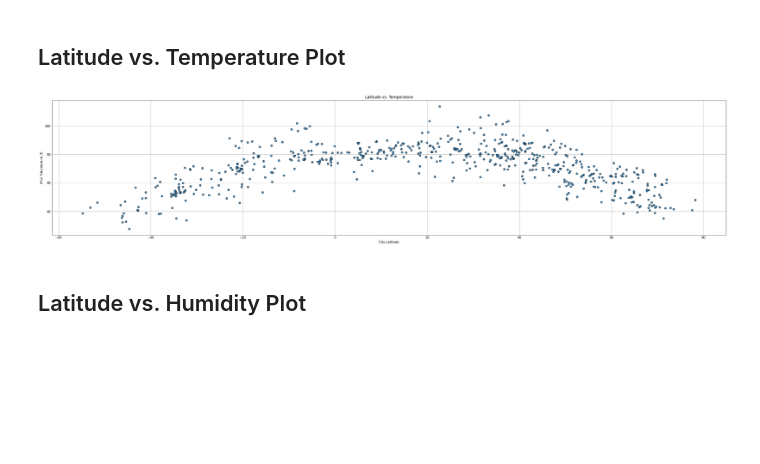
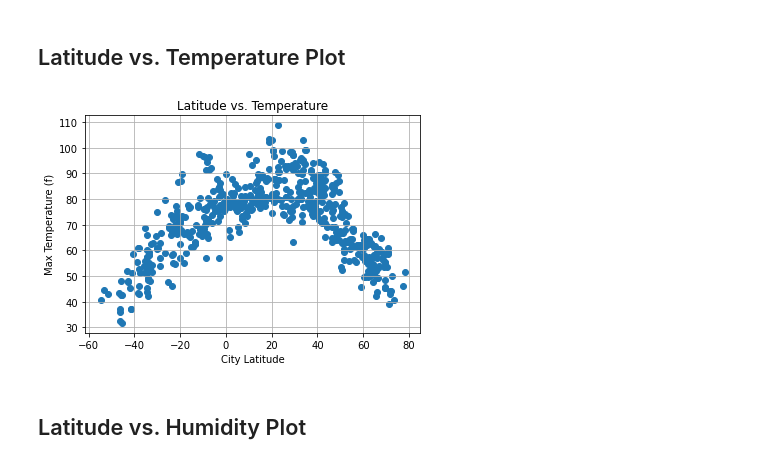
Before and after one commit to ASwigart/python-api-challenge, a Jupyter notebook: WeatherPy/WeatherPy.ipynb, the cells around one changed output. Drawn from its saved outputs; the diff is of its cells as text; code cells hidden in the pictures; blank space fills up the shorter version.

```diff
--- a/WeatherPy/WeatherPy.ipynb
+++ b/WeatherPy/WeatherPy.ipynb
@@ -210,41 +250,42 @@ display(clean_city_data)
 # %%
 # # make the data
 x = clean_city_data["Lat"]
 y = clean_city_data["Max Temp(f)"]
 
 # # size and color:
 # sizes = np.random.uniform(15, 80, len(x))
 # colors = np.random.uniform(15, 80, len(x))
 
 # # plot
-plt.scatter(x,
-           y,
-           edgecolor="black",
-           linewidths=1,
-           marker="o",
-           alpha=0.8,
-           label="Cities")
-plt.rcParams["figure.figsize"] = (70,6)
+plt.scatter(x, y, vmin=0, vmax=100)
+# plt.scatter(x,
+#            y,
+#            edgecolor="black",
+#            linewidths=1,
+#            marker="o",
+#            alpha=0.8,
+#            label="Cities")
+# plt.rcParams["figure.figsize"] = (70,6)
 
 # plt.scatter(x,
 #             y,
 #             edgecolor="black",
 #             s=sizes,
 #             c=colors,
 #            )
 
 # Create a title, x label, and y label for our chart
 # fig=plt.figure()
 # fig.set_size_inches(5,5)
 # plt.figure(figsize=(20,40)
 plt.title("Latitude vs. Temperature")
 plt.xlabel("City Latitude")
 plt.ylabel("Max Temperature (f)")
 plt.grid(True)
 # plt.savefig("output_data/Fig1.png")
 plt.show()
 # %% [output]
-[figure, old version]
+[figure, new version]
 # %% [markdown]
 ## Latitude vs. Humidity Plot
 # %%
```
Also changed, not shown: parts of 30 cells of this notebook, 2 other files.
